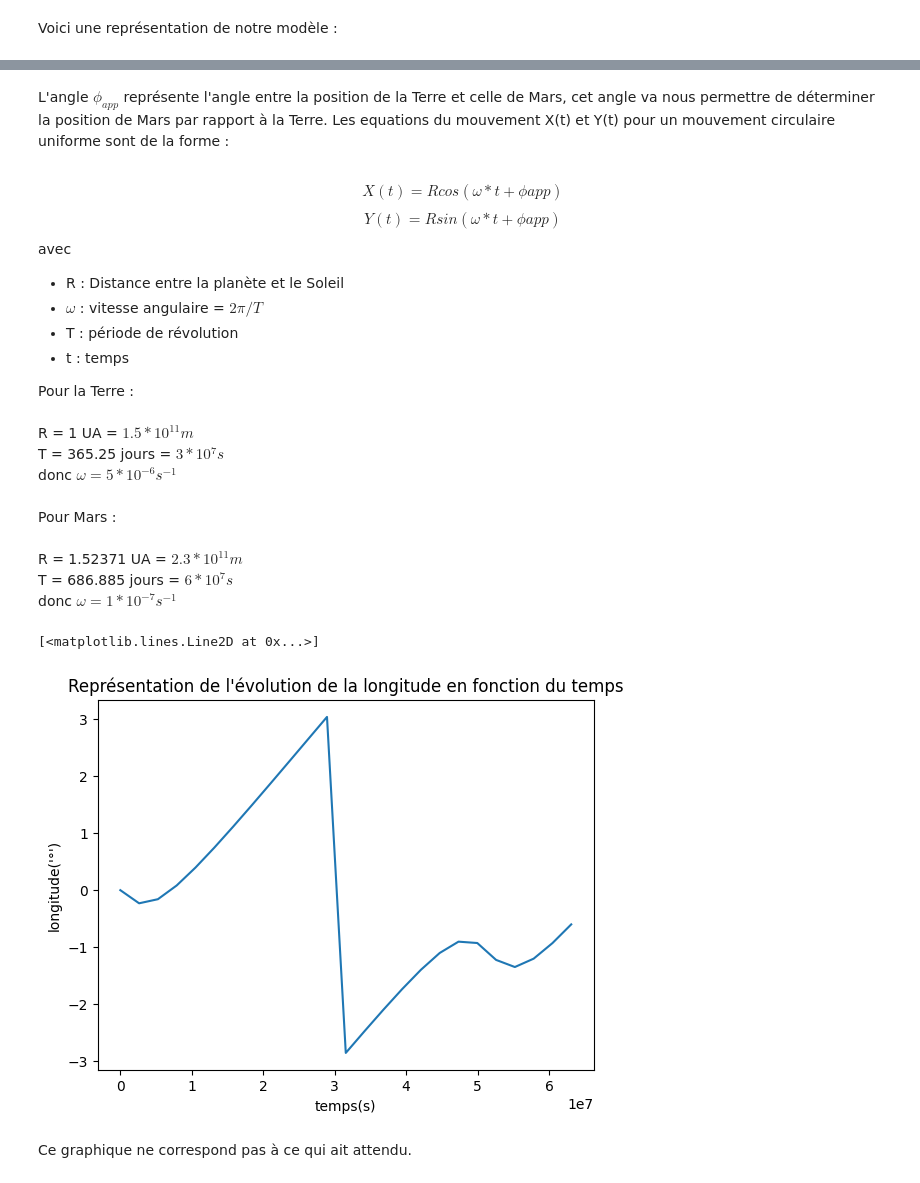
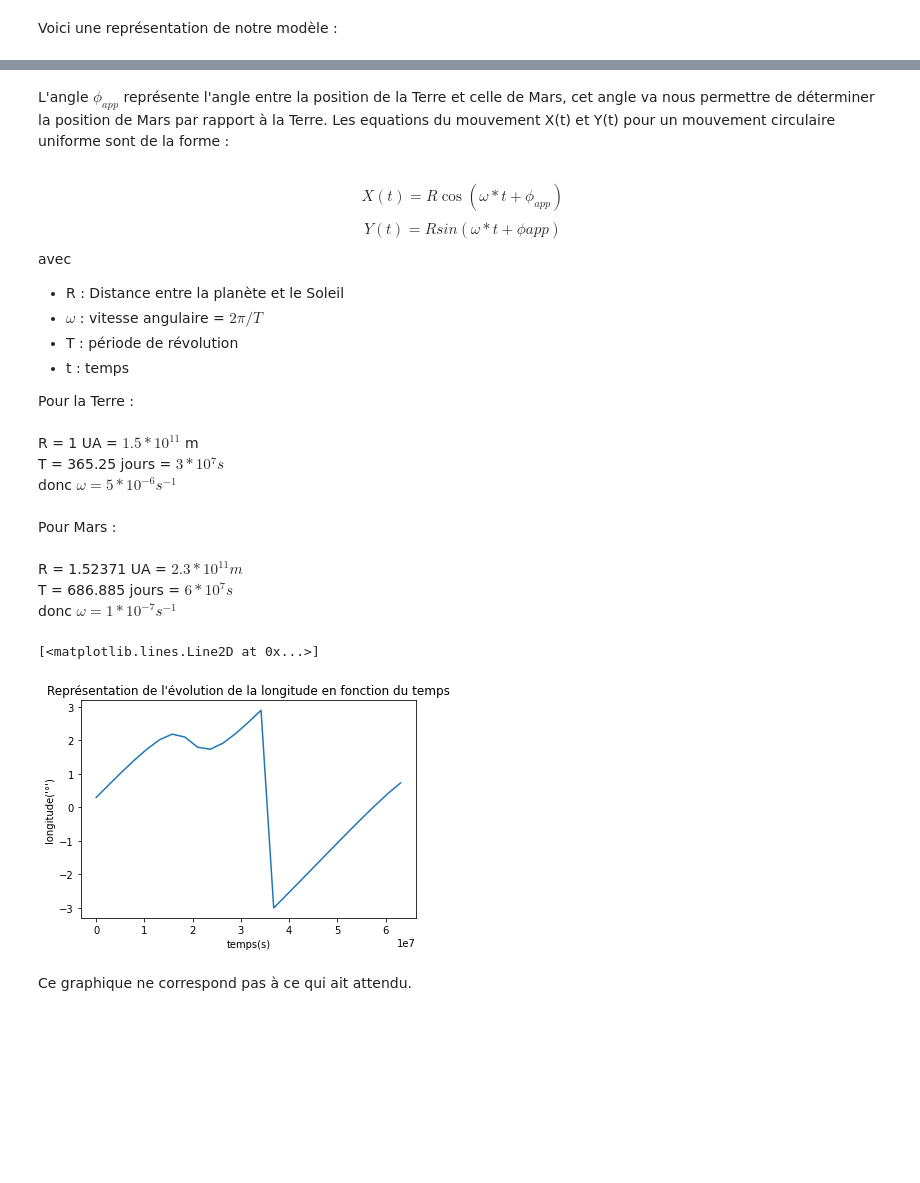
Before and after one commit to rochSmets/2py222, a Jupyter notebook: miniProjets/1_Mars/Ayad_Ryan.ipynb, the cells around one changed output, grey strips where cells are left out. Cells and saved outputs as stored; diff of their text form; code cells hidden in the pictures; blank space fills up the shorter version.

```diff
--- a/miniProjets/1_Mars/Ayad_Ryan.ipynb
+++ b/miniProjets/1_Mars/Ayad_Ryan.ipynb
@@ -25,7 +25,7 @@ L'angle $\phi_{app}$ représente l'angle entre la position de la Terre et celle
 Les equations du mouvement X(t) et Y(t) pour un mouvement circulaire uniforme sont de la forme :
 <br>
 <br>
-$$X(t) = Rcos(\omega*t+\phi{app})$$
+$$X(t) = R \cos(\omega*t+\phi_{app})$$
 $$Y(t) = Rsin(\omega*t+\phi{app})$$
 avec
 * R : Distance entre la planète et le Soleil
@@ -36,7 +36,7 @@ avec
 Pour la Terre :
 <br>
 <br>
-R = 1 UA = $1.5 * 10^{11} m$
+R = 1 UA = $1.5 * 10^{11}$ m
 <br>
 T = 365.25 jours = $3*10{^7}s$
 <br>
@@ -54,33 +54,35 @@ donc $\omega = 1*10^{-7}s^{-1}$
 # %%
 import matplotlib.pyplot as plt
 import numpy as np
 import pandas as pd
 
 RT = 1.5e11 # distance entre le Soleil et la Terre
 RM = 2.3e11 # distance entre le Soleil et Mars
 omegaT = 5e-6 # vitesse angulaire de la Terre autour du Soleil
 omegaM = 1e-7 # vitesse angulaire de Mars autour du Soleil
 
+phi = 3.9
+
 start = 0
 end = 63115200 # ce nombre correspond au nombre de secondes entre 2015 et 2017
 step = 2629800 # on choisis un pas d'un mois
 interval = end - start
 num_points = int(interval/step) + 1
 t = np.linspace(start, end, num_points)
 
 
-xT = RT*np.cos(omegaT*t)
-yT = RT*np.sin(omegaT*t)
+xT = RT*np.cos(omegaT*t+phi)
+yT = RT*np.sin(omegaT*t+phi)
 
 xM = RM*np.cos(omegaM*t)
 yM = RM*np.sin(omegaM*t)
 
 plt.xlabel("temps(s)")
 plt.ylabel("longitude('°')")
 plt.title("Représentation de l'évolution de la longitude en fonction du temps")
 phi_app = np.arctan2((yM - yT),(xM-xT))
 
 plt.plot(t, phi_app)
 # %% [output]
 [<matplotlib.lines.Line2D at 0x...>]
-[figure, old version]
+[figure, new version]
```
Also changed, not shown: parts of 1 cell of this notebook, 4 other files.
